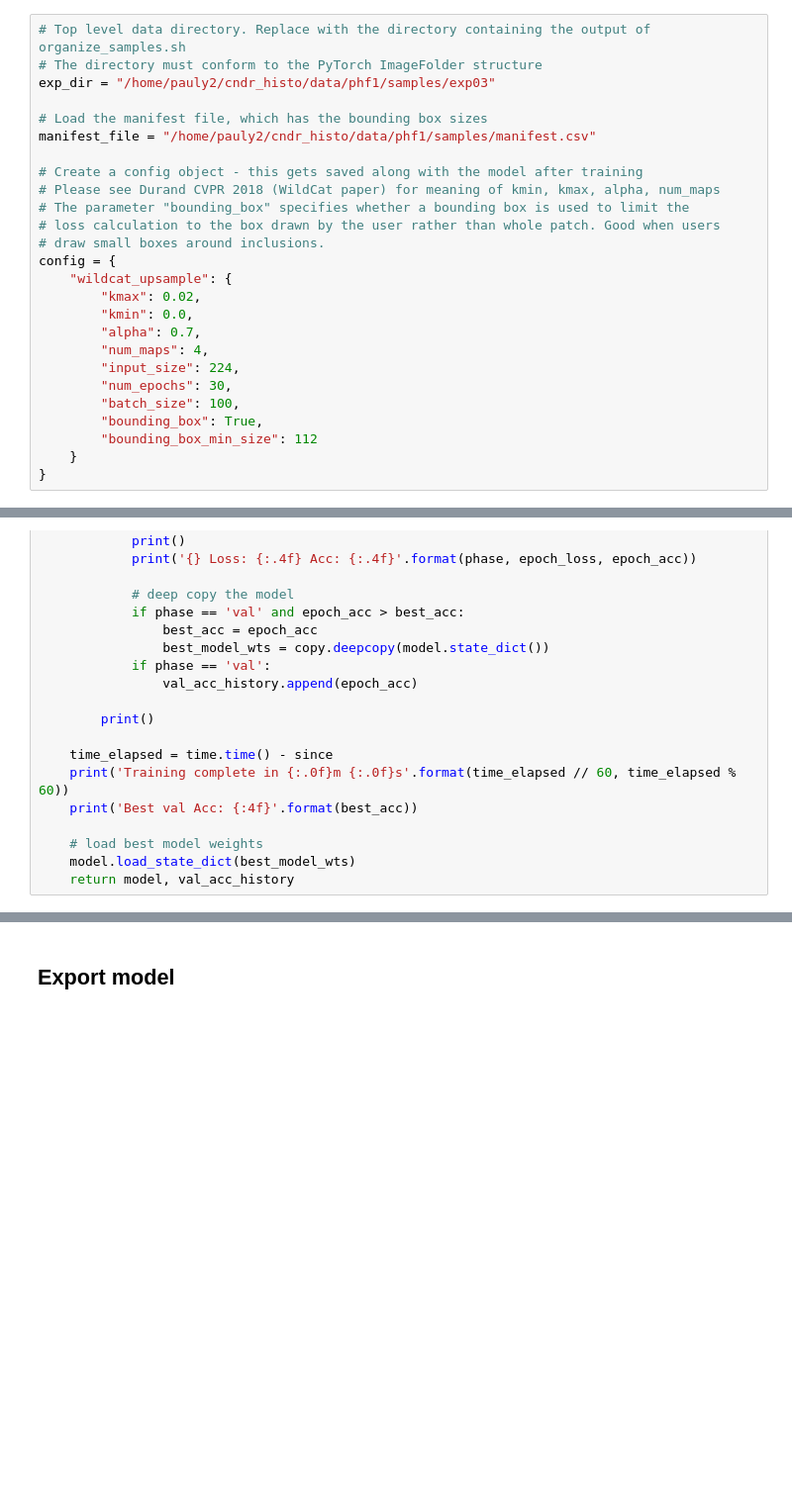
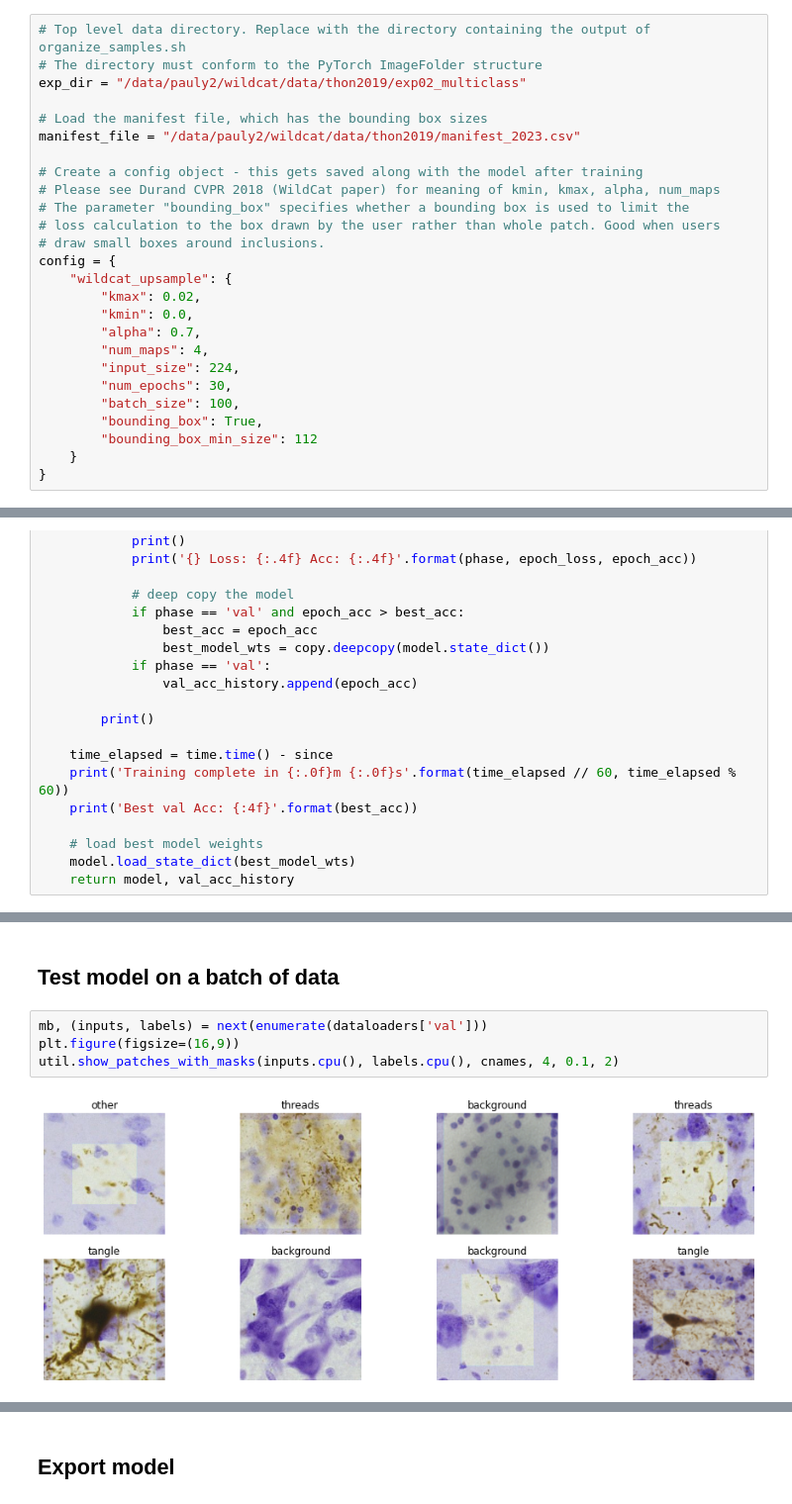
Before and after one commit to pyushkevich/tanglethon-ipynb, a Jupyter notebook: generic-wildcat-train-bbox.ipynb, the cells around one changed output, grey strips where cells are left out. Shown at 99% size. Saved outputs shown, nothing was run; the diff lists cells and outputs as text; blank space fills up the shorter version.

```diff
--- a/generic-wildcat-train-bbox.ipynb
+++ b/generic-wildcat-train-bbox.ipynb
@@ -39,10 +40,10 @@ Modify data location and parameters below to your specifications
 # %%
 # Top level data directory. Replace with the directory containing the output of organize_samples.sh
 # The directory must conform to the PyTorch ImageFolder structure
-exp_dir = "/home/pauly2/cndr_histo/data/phf1/samples/exp03"
+exp_dir = "/data/pauly2/wildcat/data/thon2019/exp02_multiclass"
 
 # Load the manifest file, which has the bounding box sizes
-manifest_file = "/home/pauly2/cndr_histo/data/phf1/samples/manifest.csv"
+manifest_file = "/data/pauly2/wildcat/data/thon2019/manifest_2023.csv"
 
 # Create a config object - this gets saved along with the model after training
 # Please see Durand CVPR 2018 (WildCat paper) for meaning of kmin, kmax, alpha, num_maps
@@ -253,0 +268,8 @@ KeyboardInterrupt:
+# %% [markdown]
+## Test model on a batch of data
+# %%
+mb, (inputs, labels) = next(enumerate(dataloaders['val']))
+plt.figure(figsize=(16,9))
+util.show_patches_with_masks(inputs.cpu(), labels.cpu(), cnames, 4, 0.1, 2)
+# %% [output]
+[figure, added]
```
Also changed, not shown: parts of 7 cells of this notebook, 6 other files.
